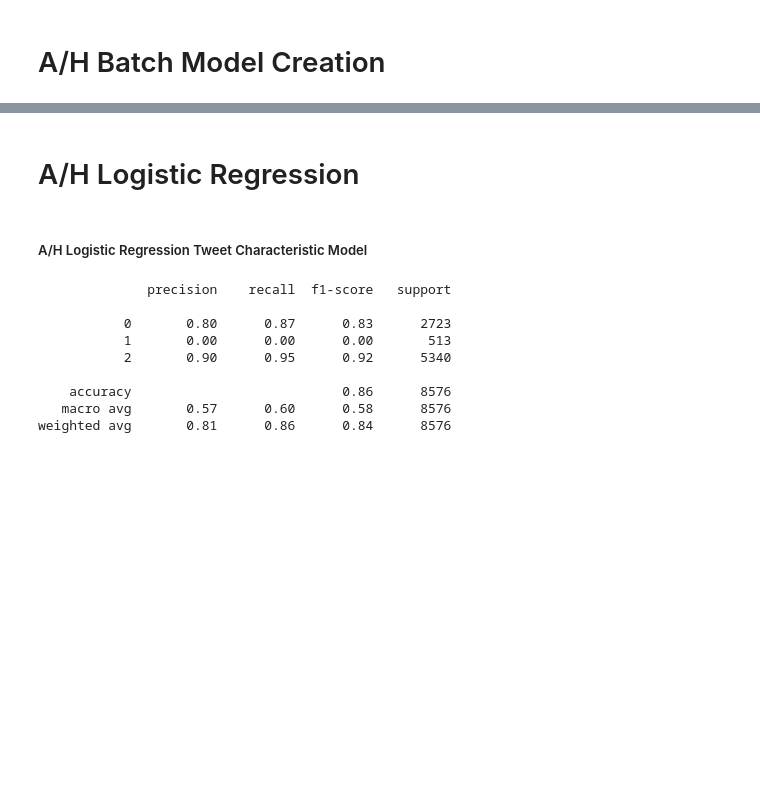
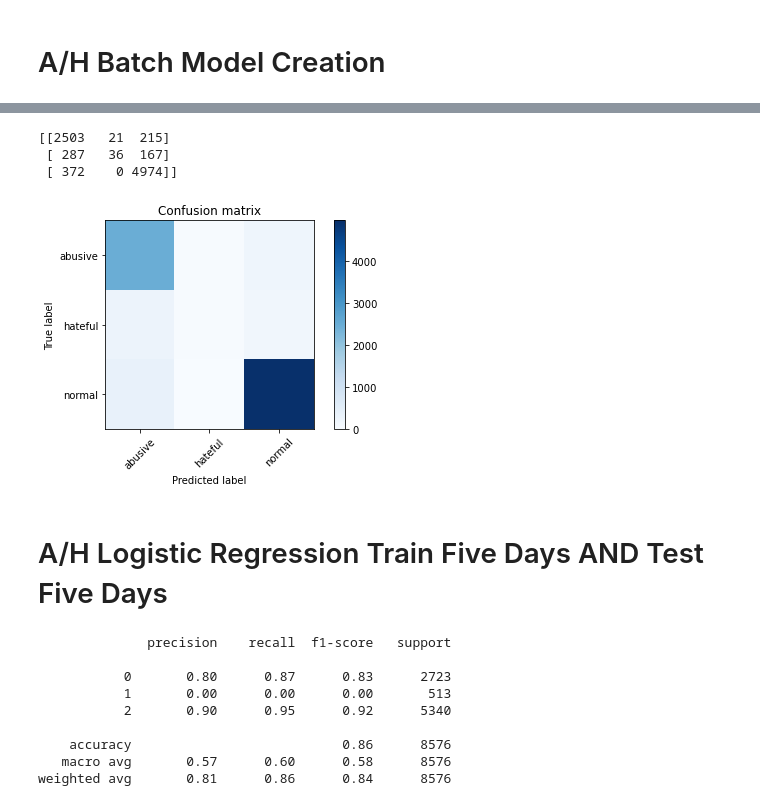
Before and after one commit to arambula-3/Masters_Project, a Jupyter notebook: Master's Project Batch Models.ipynb, the cells around one changed output, grey strips where cells are left out. Saved outputs shown, nothing was run; the diff lists cells and outputs as text; code cells hidden in the pictures; blank space fills up the shorter version.

```diff
--- a/Master's Project Batch Models.ipynb
+++ b/Master's Project Batch Models.ipynb
@@ -843,0 +917,5 @@ plt.show()
+# %%
+#day 1 tweets training
+from sklearn.ensemble import RandomForestClassifier
+rfc = RandomForestClassifier(verbose = 2, warm_start = True)
+rfc = rfc.fit(x_day1,y_day1)
@@ -843,0 +1094,6 @@ plt.show()
+# %%
+#day 10 tweets testing
+pred = rfc.predict(x_day10)
+pred = np.argmax(pred,axis=1)
+y_true = np.argmax(y_day10,axis=1)
+print(metrics.classification_report(y_true, pred))
@@ -844,7 +1111,17 @@ plt.show()
+# %%
+# Compute confusion matrix
+cm = confusion_matrix(y_true, pred)
+print(cm)
+plt.figure()
+plot_confusion_matrix(cm, category)
+plt.show()
+# %% [output]
+[[2503   21  215]
+ [ 287   36  167]
+ [ 372    0 4974]]
+[figure, added]
 # %% [markdown]
-# A/H Logistic Regression
+# A/H Logistic Regression Train Five Days AND Test Five Days
-# %% [markdown]
-##### A/H Logistic Regression Tweet Characteristic Model
 # %%
 # day 1 tweets training
 from sklearn.linear_model import LogisticRegression
```
Also changed, not shown: parts of 124 cells of this notebook, 1 other file.
